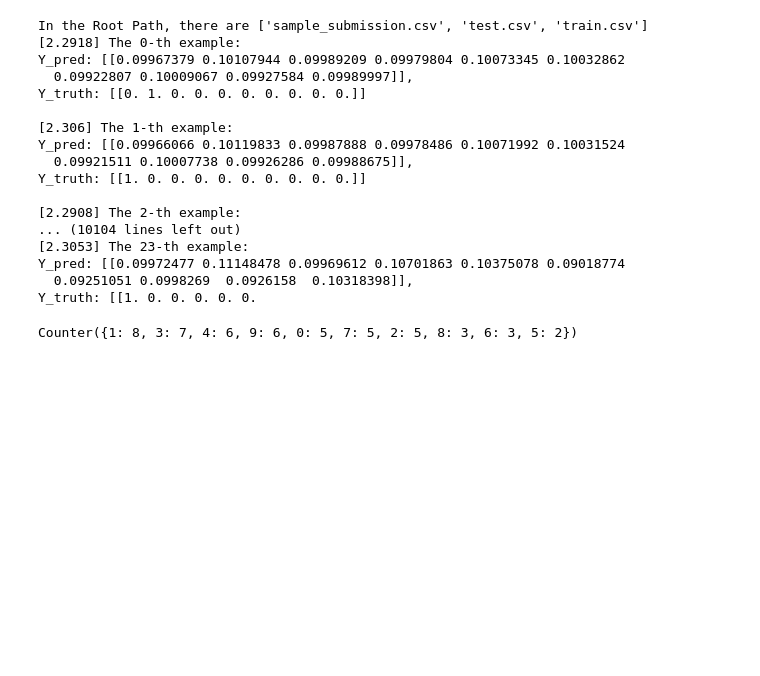
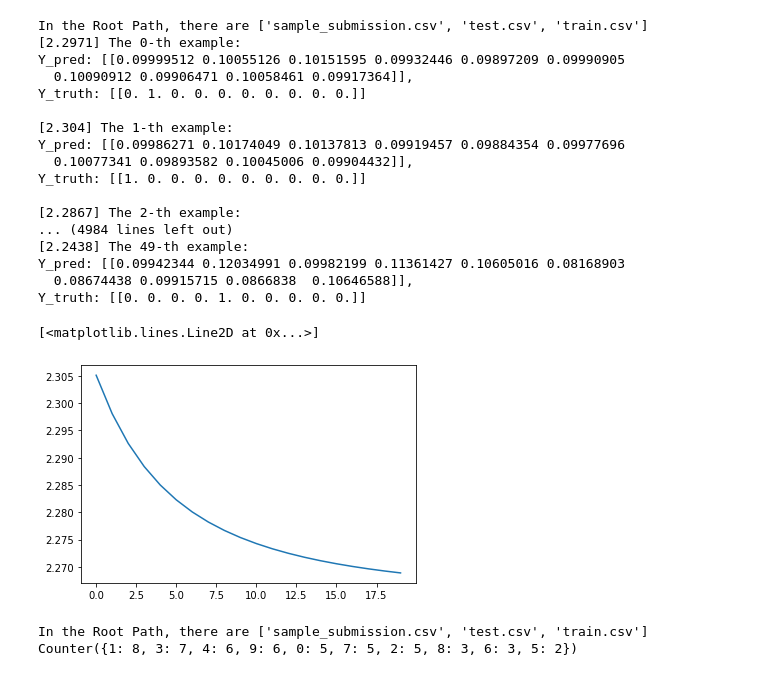
Before and after one commit to Ratherman/AI, a Jupyter notebook: DeepLearning/HW3/LeNet.ipynb, the cells around one changed output. Cells and saved outputs as stored; diff of their text form; code cells hidden in the pictures; blank space fills up the shorter version.

Commit message:
Update to do list

```diff
--- a/DeepLearning/HW3/LeNet.ipynb
+++ b/DeepLearning/HW3/LeNet.ipynb
@@ -564,11 +568,11 @@ K_C1, b_C1, hparam_C1, hparam_S2, K_C3, b_C3, hparam_C3, hparam_S4, K_C5, b_C5,
 # Read CSV File Through Pandas
 DF_TRAIN = pd.read_csv(CSV_TRAIN)
 DF_TRAIN_NO_LABLE = DF_TRAIN.drop(columns=["label"], axis=0)
-Epoch = 200
+Epoch = 20
 loss_list = []
 
 i = 1
-lr = 0.001
+lr = 0.01
 for epoch in range(Epoch):
     tmp_list = []
     tic = time.time()
@@ -579,50 +583,65 @@ for epoch in range(Epoch):
         X = X / 255.0
         Y_truth = np.zeros((1,10))
         Y_truth[0][Y] = 1
 
         # 2. Forward Pass
         cache_C1, X_A1, cache_S2, cache_C3, X_A3, cache_S4, cache_C5, X_A5, X_A6, X_A7, X_A8, Y_pred = LeNet5_forward(X, K_C1, b_C1, hparam_C1, hparam_S2, K_C3, b_C3, hparam_C3, hparam_S4, K_C5, b_C5, hparam_C5, W7, W8)
 
         # 3. Cross Entropy Loss
         tmp_list.append(cross_entropy(Y_pred, Y_truth))
 
         # 4. Backward Pass
         D_W8, D_W7, D_K_C5, D_b_C5, D_K_C3, D_b_C3, D_K_C1, D_b_C1 = LeNet5_backward(cache_C1, X_A1, cache_S2, cache_C3, X_A3, cache_S4, cache_C5, X_A5, X_A6, X_A7, X_A8, Y_pred, Y_truth)
 
         # 5. Update Weights
         W8, W7, K_C5, b_C5, K_C3, b_C3, K_C1, b_C1 = update_trainable_parameters(lr, D_W8, W8, D_W7, W7, D_K_C5, K_C5, D_b_C5, b_C5, D_K_C3, K_C3, D_b_C3, b_C3, D_K_C1, K_C1, D_b_C1, b_C1)
         #if epoch % 10 == 0: lr = lr * 0.3
 
         print(f"[{round(cross_entropy(Y_pred, Y_truth),4)}] The {i}-th example: \nY_pred: {Y_pred},\nY_truth: {Y_truth}\n")
     loss_list.append(np.mean(tmp_list))
     toc = time.time()
     #print(f"[{round(toc - tic, 2)} (s)] \nIn The {epoch}-th epoch: the avg. loss is {np.mean(tmp_list)}\nThe {i}-th example: \nY_pred: {Y_pred},\nY_truth: {Y_truth}\n")
 
 
 plt.plot(loss_list)
 # %% [output]
 In the Root Path, there are ['sample_submission.csv', 'test.csv', 'train.csv']
-[2.2918] The 0-th example:
-Y_pred: [[0.09967379 0.10107944 0.09989209 0.09979804 0.10073345 0.10032862
-  0.09922807 0.10009067 0.09927584 0.09989997]],
+[2.2971] The 0-th example:
+Y_pred: [[0.09999512 0.10055126 0.10151595 0.09932446 0.09897209 0.09990905
+  0.10090912 0.09906471 0.10058461 0.09917364]],
 Y_truth: [[0. 1. 0. 0. 0. 0. 0. 0. 0. 0.]]
 
-[2.306] The 1-th example:
-Y_pred: [[0.09966066 0.10119833 0.09987888 0.09978486 0.10071992 0.10031524
-  0.09921511 0.10007738 0.09926286 0.09988675]],
+[2.304] The 1-th example:
+Y_pred: [[0.09986271 0.10174049 0.10137813 0.09919457 0.09884354 0.09977696
+  0.10077341 0.09893582 0.10045006 0.09904432]],
 Y_truth: [[1. 0. 0. 0. 0. 0. 0. 0. 0. 0.]]
 
-[2.2908] The 2-th example:
-... (10104 lines left out)
-[2.3053] The 23-th example:
-Y_pred: [[0.09972477 0.11148478 0.09969612 0.10701863 0.10375078 0.09018774
-  0.09251051 0.0998269  0.0926158  0.10318398]],
-Y_truth: [[1. 0. 0. 0. 0. 0.
+[2.2867] The 2-th example:
+... (4984 lines left out)
+[2.2438] The 49-th example:
+Y_pred: [[0.09942344 0.12034991 0.09982199 0.11361427 0.10605016 0.08168903
+  0.08674438 0.09915715 0.0866838  0.10646588]],
+Y_truth: [[0. 0. 0. 0. 1. 0. 0. 0. 0. 0.]]
+[<matplotlib.lines.Line2D at 0x...>]
+[figure, added]
-# %%
-DF_TRAIN["label"][:30]
-
-import collections
-
-print(collections.Counter(DF_TRAIN["label"][:50]))
-# %% [output]
-Counter({1: 8, 3: 7, 4: 6, 9: 6, 0: 5, 7: 5, 2: 5, 8: 3, 6: 3, 5: 2})
+# %%
+import pandas as pd
+import os
+import collections
+
+# Declare PATH_to_Dataset
+ROOT_PATH = "C:/Users/USER/Desktop/Datasets/Kaggle_Digit_Recognizer/"
+
+# List the files in the ROOT_PATH
+print(f"In the Root Path, there are {os.listdir(ROOT_PATH)}")
+
+# Store the file names in the ROOT_PATH
+CSV_TEST = ROOT_PATH + "test.csv"
+CSV_TRAIN= ROOT_PATH + "train.csv"
+
+DF_TRAIN = pd.read_csv(CSV_TRAIN)
+
+print(collections.Counter(DF_TRAIN["label"][:50]))
+# %% [output]
+In the Root Path, there are ['sample_submission.csv', 'test.csv', 'train.csv']
+Counter({1: 8, 3: 7, 4: 6, 9: 6, 0: 5, 7: 5, 2: 5, 8: 3, 6: 3, 5: 2})
```
Also changed, not shown: parts of 1 cell of this notebook, 1 other file.
